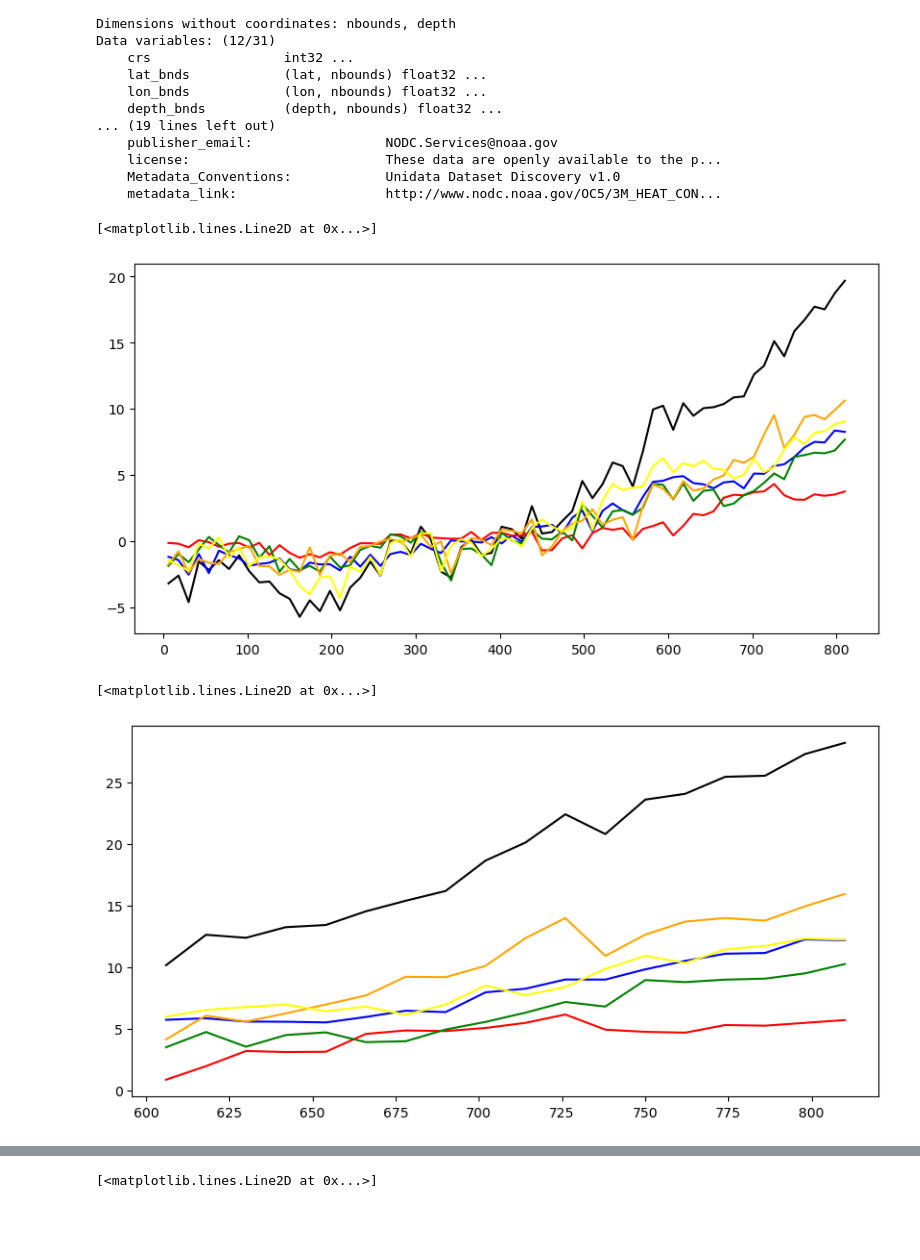
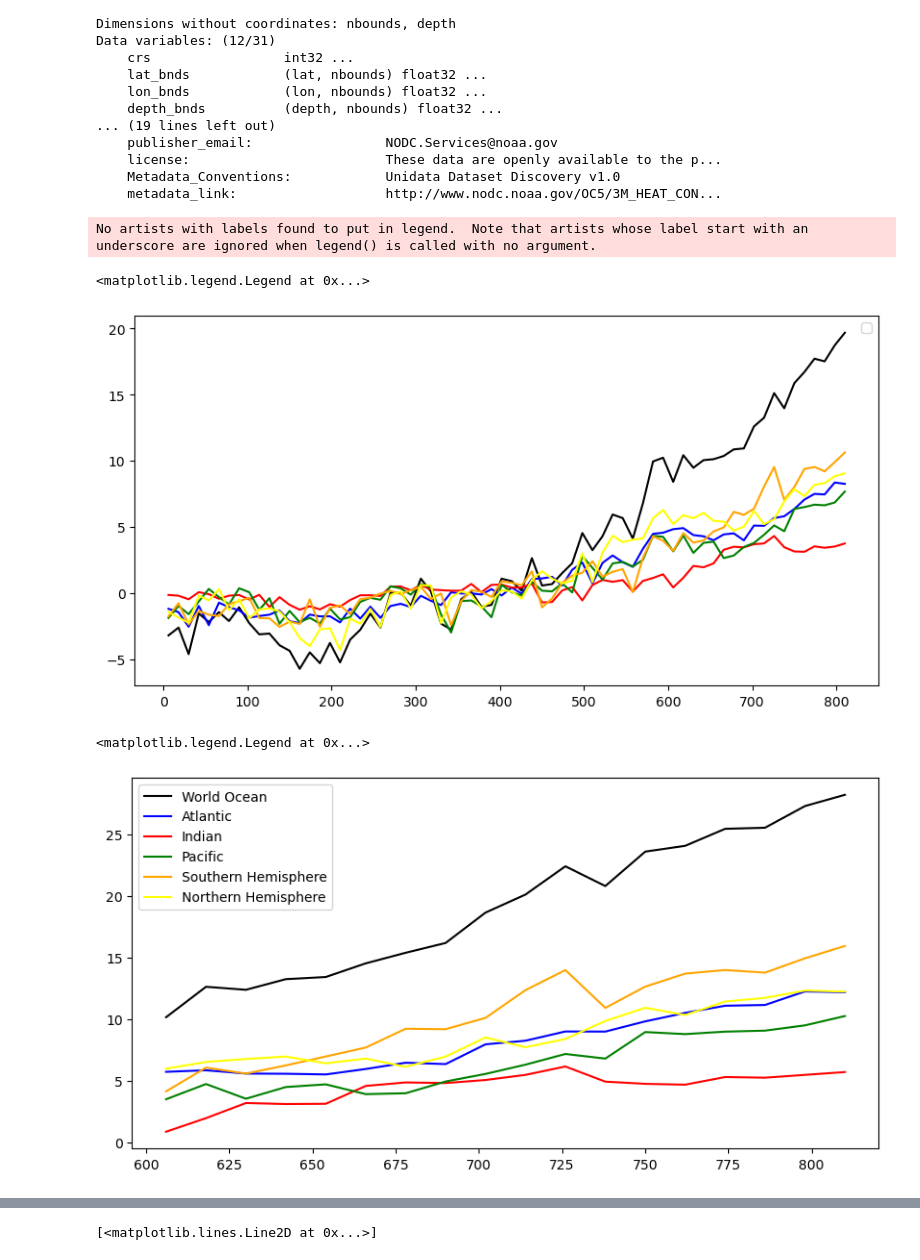
Before and after one commit to EES-3506-5506/Kelly_FinalPrG1, a Jupyter notebook: notebooks/Getting_Started.ipynb, the cells around one changed output, grey strips where cells are left out. Drawn from its saved outputs; the diff is of its cells as text; code cells hidden in the pictures; blank space fills up the shorter version.

```diff
--- a/notebooks/Getting_Started.ipynb
+++ b/notebooks/Getting_Started.ipynb
@@ -415,26 +476,29 @@ ax.plot(ocean_heat_content_0_700['time'],
         ocean_heat_content_0_700.yearl_h22_SH, color = 'orange')
 ax.plot(ocean_heat_content_0_700['time'],
         ocean_heat_content_0_700.yearl_h22_NH, color = 'yellow')
+plt.legend()
 # %% [output]
-[<matplotlib.lines.Line2D at 0x...>]
+No artists with labels found to put in legend.  Note that artists whose label start with an underscore are ignored when legend() is called with no argument.
+<matplotlib.legend.Legend at 0x...>
 [figure]
 # %%
 fig, ax = plt.subplots(figsize = (10,5))
 
 
 ax.plot(ocean_heat_content_0_2000['time'],
-       ocean_heat_content_0_2000.yearl_h22_WO, color = 'k')
+       ocean_heat_content_0_2000.yearl_h22_WO, label = 'World Ocean', color = 'k')
 ax.plot(ocean_heat_content_0_2000['time'],
-    ocean_heat_content_0_2000.yearl_h22_AO, color = 'b')
+    ocean_heat_content_0_2000.yearl_h22_AO, label = 'Atlantic' ,color = 'b')
 ax.plot(ocean_heat_content_0_2000['time'],
-        ocean_heat_content_0_2000.yearl_h22_IO, color = 'red')
+        ocean_heat_content_0_2000.yearl_h22_IO, label = 'Indian' ,color = 'red')
 ax.plot(ocean_heat_content_0_2000['time'],
-        ocean_heat_content_0_2000.yearl_h22_PO, color = 'green')
+        ocean_heat_content_0_2000.yearl_h22_PO, label = 'Pacific', color = 'green')
 ax.plot(ocean_heat_content_0_2000['time'],
-        ocean_heat_content_0_2000.yearl_h22_SH, color = 'orange')
+        ocean_heat_content_0_2000.yearl_h22_SH, label = 'Southern Hemisphere', color = 'orange')
 ax.plot(ocean_heat_content_0_2000['time'],
-        ocean_heat_content_0_2000.yearl_h22_NH, color = 'yellow')
+        ocean_heat_content_0_2000.yearl_h22_NH, label = 'Northern Hemisphere', color = 'yellow')
+plt.legend()
 # %% [output]
-[<matplotlib.lines.Line2D at 0x...>]
+<matplotlib.legend.Legend at 0x...>
-[figure, old version]
+[figure, new version]
 # %%
```
Also changed, not shown: parts of 10 cells of this notebook.
